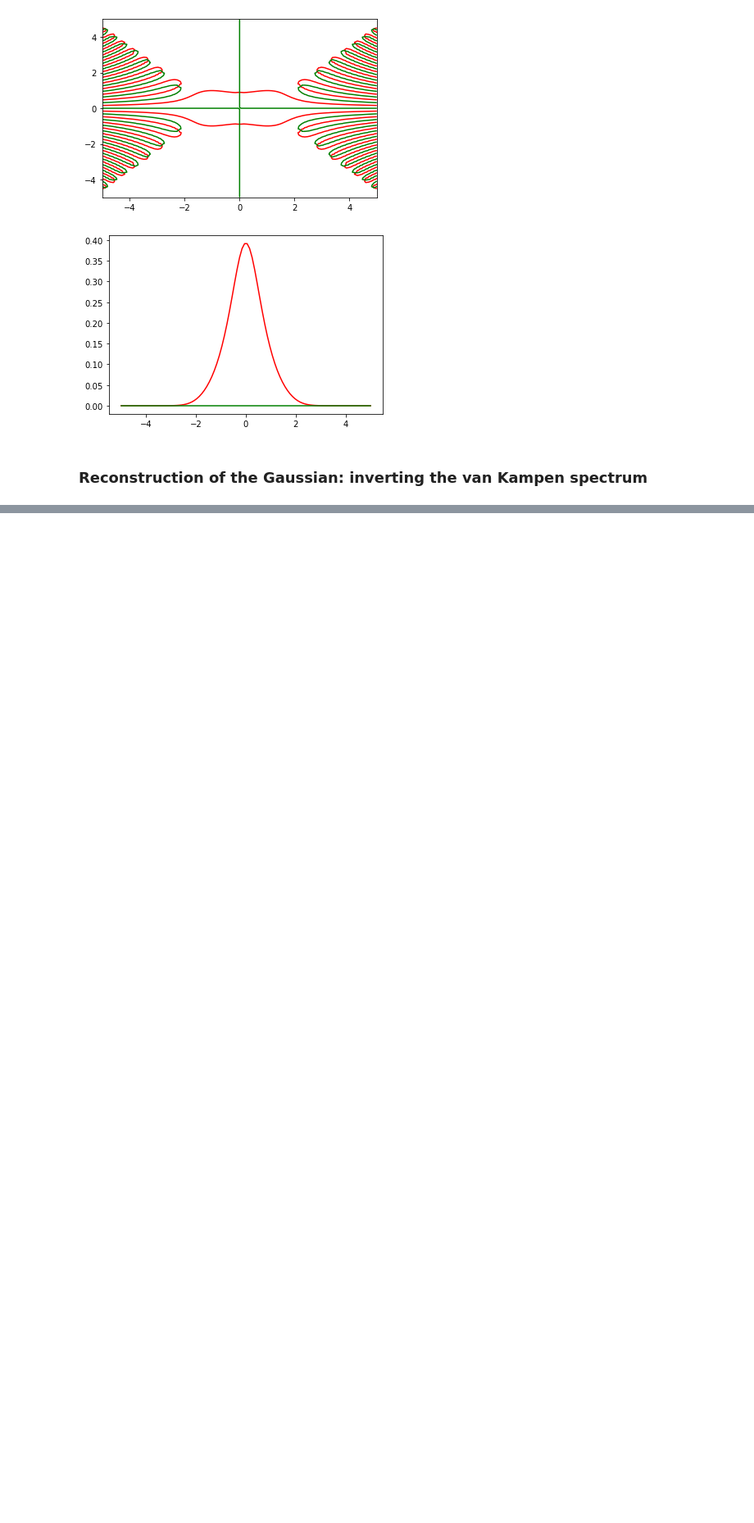
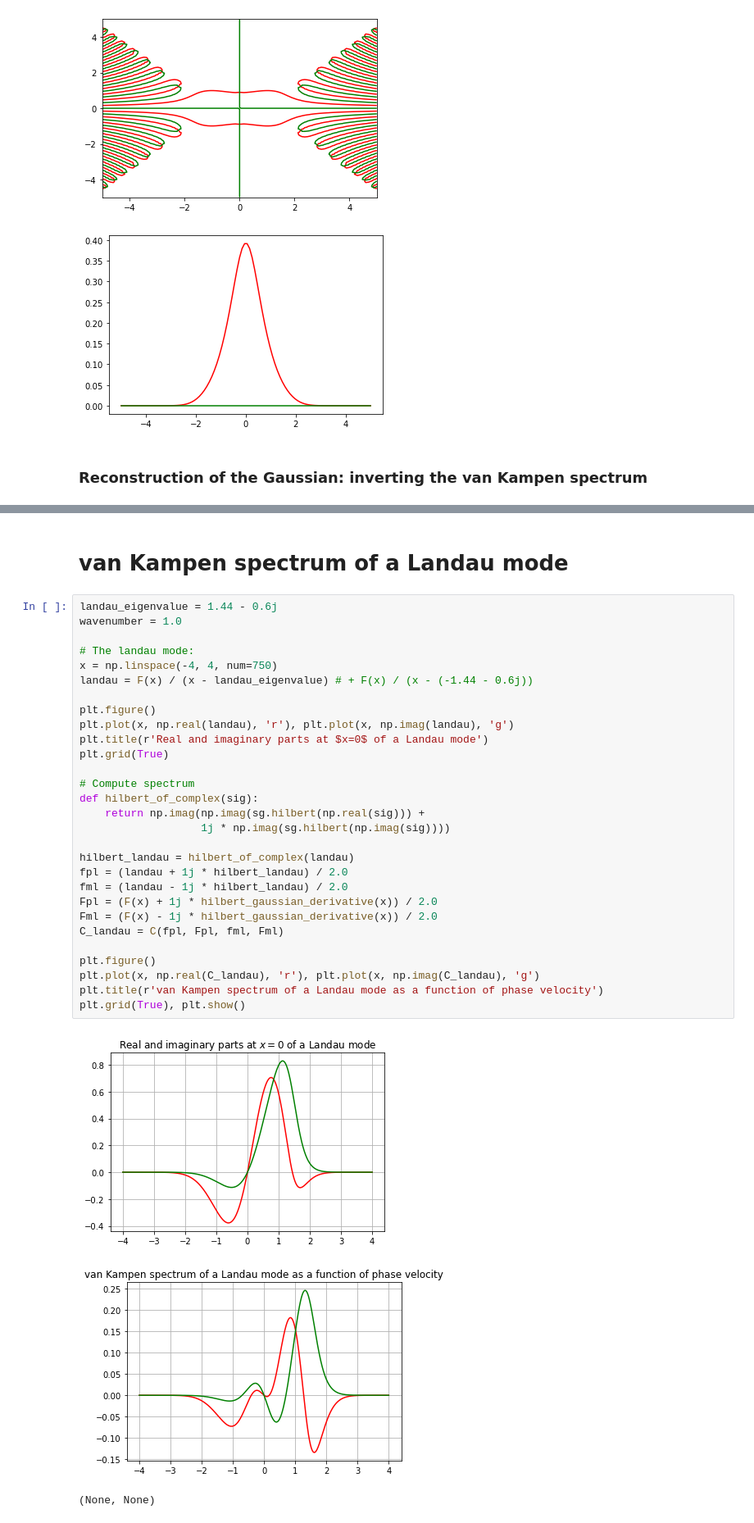
Before and after one commit to crewsdw/notebooks, a Jupyter notebook: Study of van Kampen Modes.ipynb, the cells around one changed output, grey strips where cells are left out. Shown at 82% size. Cells and saved outputs as stored; diff of their text form; blank space fills up the shorter version.

```diff
--- a/Study of van Kampen Modes.ipynb
+++ b/Study of van Kampen Modes.ipynb
@@ -218,0 +215,35 @@ plt.show()
+# %% [markdown]
+# van Kampen spectrum of a Landau mode
+# %%
+landau_eigenvalue = 1.44 - 0.6j
+wavenumber = 1.0
+
+# The landau mode:
+x = np.linspace(-4, 4, num=750)
+landau = F(x) / (x - landau_eigenvalue) # + F(x) / (x - (-1.44 - 0.6j))
+
+plt.figure()
+plt.plot(x, np.real(landau), 'r'), plt.plot(x, np.imag(landau), 'g')
+plt.title(r'Real and imaginary parts at $x=0$ of a Landau mode')
+plt.grid(True)
+
+# Compute spectrum
+def hilbert_of_complex(sig):
+    return np.imag(np.imag(sg.hilbert(np.real(sig))) +
+                   1j * np.imag(sg.hilbert(np.imag(sig))))
+
+hilbert_landau = hilbert_of_complex(landau)
+fpl = (landau + 1j * hilbert_landau) / 2.0
+fml = (landau - 1j * hilbert_landau) / 2.0
+Fpl = (F(x) + 1j * hilbert_gaussian_derivative(x)) / 2.0
+Fml = (F(x) - 1j * hilbert_gaussian_derivative(x)) / 2.0
+C_landau = C(fpl, Fpl, fml, Fml)
+
+plt.figure()
+plt.plot(x, np.real(C_landau), 'r'), plt.plot(x, np.imag(C_landau), 'g')
+plt.title(r'van Kampen spectrum of a Landau mode as a function of phase velocity')
+plt.grid(True), plt.show()
+# %% [output]
+[figure, added]
+[figure, added]
+(None, None)
```
Also changed, not shown: parts of 7 cells of this notebook.
